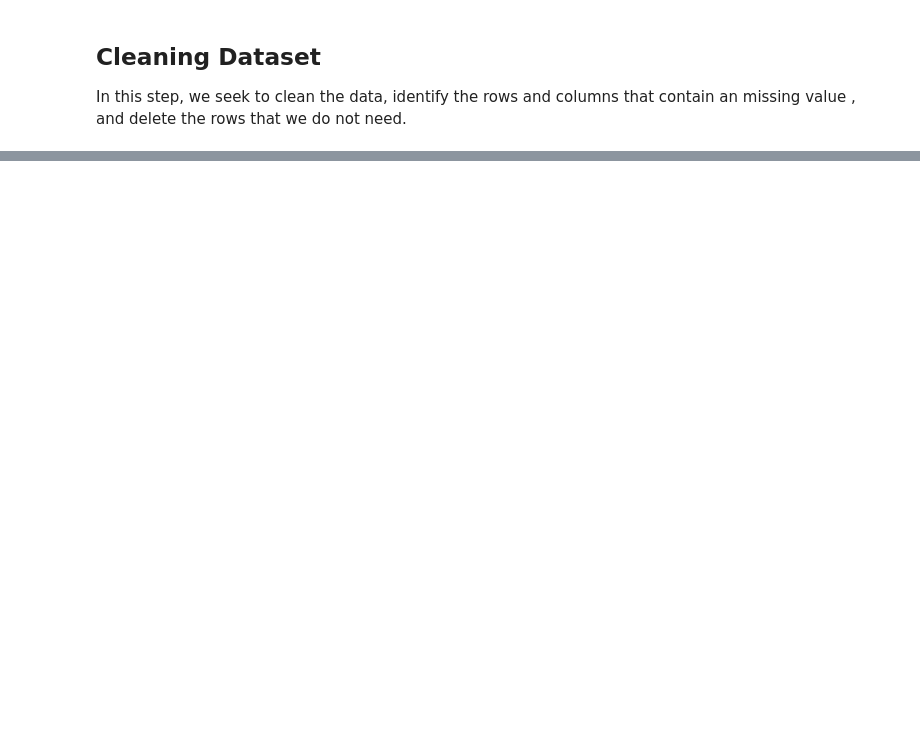
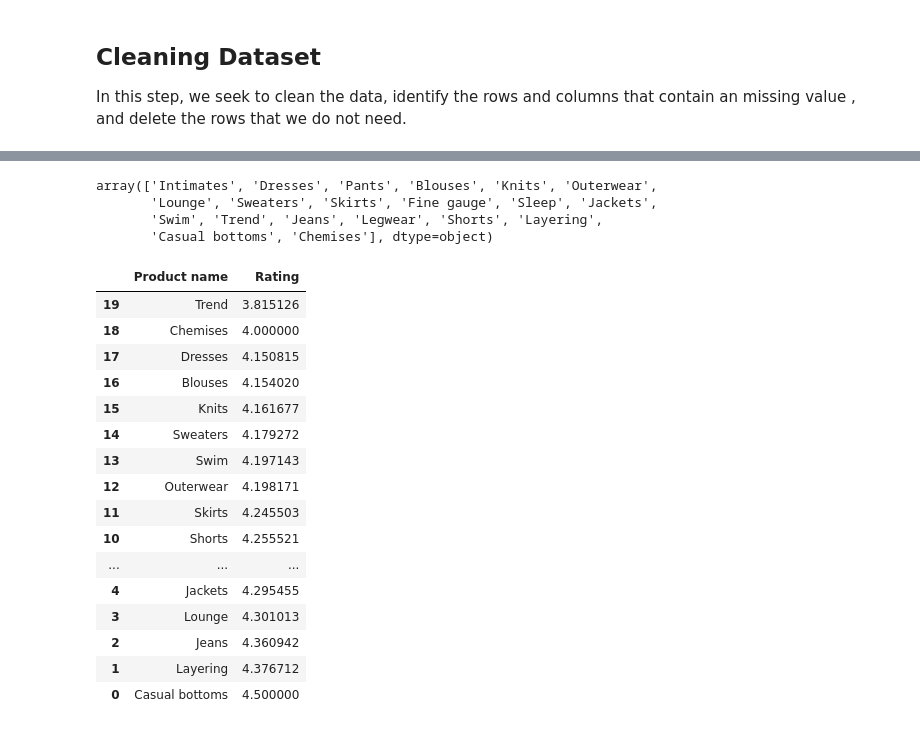
Before and after one commit to Mashael2030/Analysis-of-E-commerce-for-women-s-clothing-EDA, a Jupyter notebook: Women-s-Clothing-E-Commerce - Pandas .ipynb, the cells around one changed output, grey strips where cells are left out. Cells and saved outputs as stored; diff of their text form; code cells hidden in the pictures; blank space fills up the shorter version.

```diff
--- a/Women-s-Clothing-E-Commerce - Pandas .ipynb
+++ b/Women-s-Clothing-E-Commerce - Pandas .ipynb
@@ -137,0 +157,8 @@ dtype: int64
+# %%
+# to Returns the unique values for the column product name
+df['Product name'].unique()
+# %% [output]
+array(['Intimates', 'Dresses', 'Pants', 'Blouses', 'Knits', 'Outerwear',
+       'Lounge', 'Sweaters', 'Skirts', 'Fine gauge', 'Sleep', 'Jackets',
+       'Swim', 'Trend', 'Jeans', 'Legwear', 'Shorts', 'Layering',
+       'Casual bottoms', 'Chemises'], dtype=object)
@@ -137,0 +167,20 @@ dtype: int64
+# %%
+data_Rating.sort_values(['Rating'])
+# %% [output]
+|  | Product name | Rating |
+| 19 | Trend | 3.815126 |
+| 18 | Chemises | 4.000000 |
+| 17 | Dresses | 4.150815 |
+| 16 | Blouses | 4.154020 |
+| 15 | Knits | 4.161677 |
+| 14 | Sweaters | 4.179272 |
+| 13 | Swim | 4.197143 |
+| 12 | Outerwear | 4.198171 |
+| 11 | Skirts | 4.245503 |
+| 10 | Shorts | 4.255521 |
+| ... | ... | ... |
+| 4 | Jackets | 4.295455 |
+| 3 | Lounge | 4.301013 |
+| 2 | Jeans | 4.360942 |
+| 1 | Layering | 4.376712 |
+| 0 | Casual bottoms | 4.500000 |
```
Also changed, not shown: parts of 34 cells of this notebook, 2 other files.
